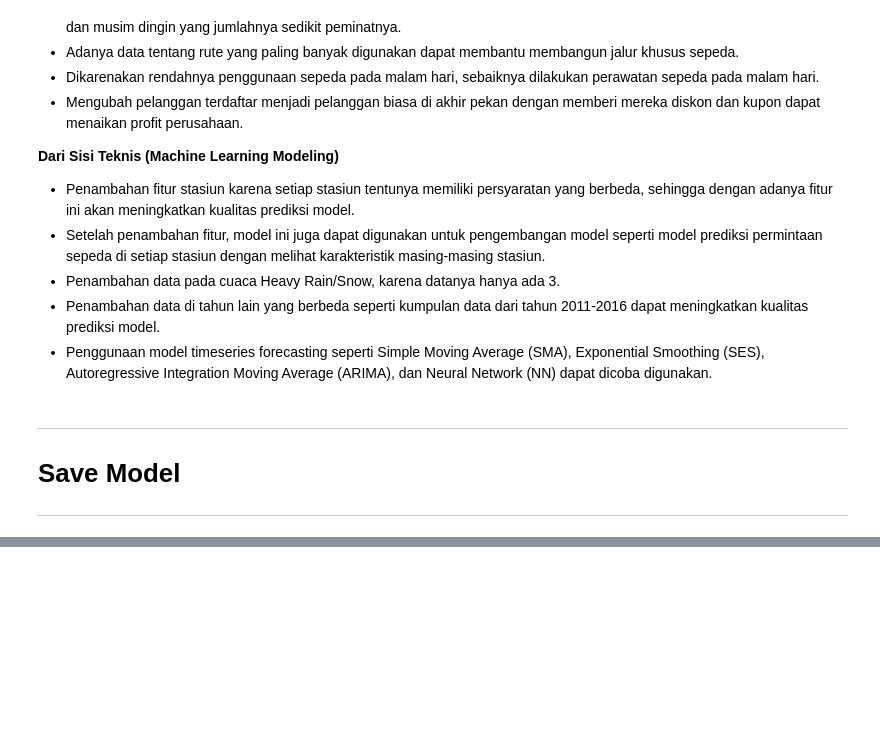
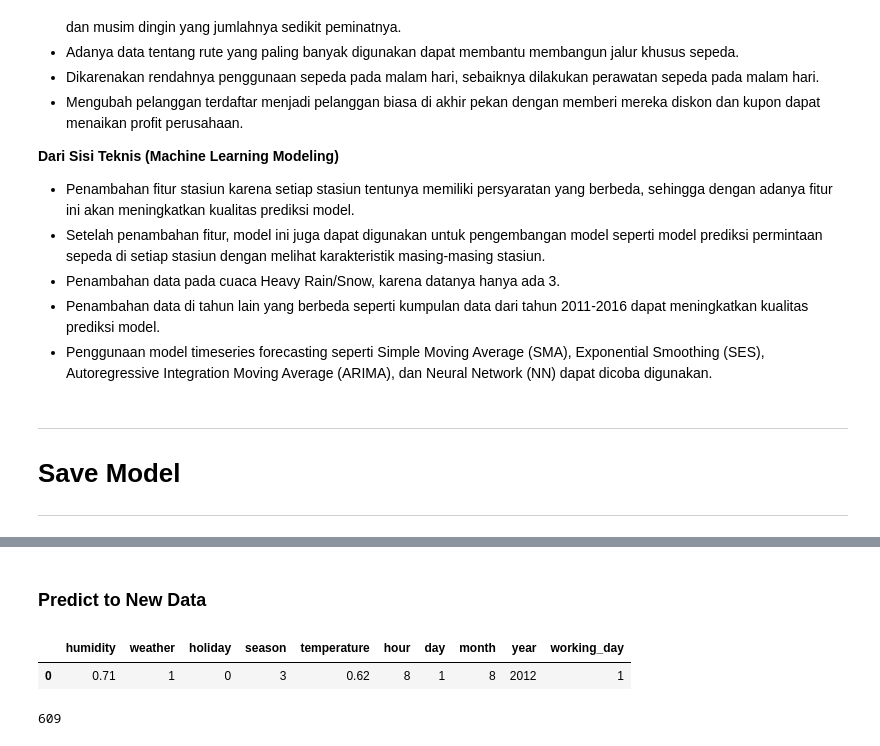
Before and after one commit to alistu28/BIKE-SHARING-DEMAND-PREDICTION, a Jupyter notebook: Final_Bike_Sharing.ipynb, the cells around one changed output, grey strips where cells are left out. Saved outputs shown, nothing was run; the diff lists cells and outputs as text; code cells hidden in the pictures; blank space fills up the shorter version.

```diff
--- a/Final_Bike_Sharing.ipynb
+++ b/Final_Bike_Sharing.ipynb
@@ -1184,0 +1207,25 @@ np.sqrt(mean_squared_error(y_test, loaded_model.predict(X_test)))
+# %% [markdown]
+### **Predict to New Data**
+# %%
+new_data = pd.DataFrame({
+    'humidity' : 0.71,
+    'weather' : 1,
+    'holiday' : 0,
+    'season' : 3,
+    'temperature' : 0.62,
+    'hour' : 8,
+    'day' : 1,
+    'month' : 8,
+    'year' : 2012,
+    'working_day' : 1
+}, index=[0])
+
+new_data
+# Predict Jumlah Sepeda -> Selasa, Agustus 2012 Jam 08.00
+# %% [output]
+|  | humidity | weather | holiday | season | temperature | hour | day | month | year | working_day |
+| 0 | 0.71 | 1 | 0 | 3 | 0.62 | 8 | 1 | 8 | 2012 | 1 |
+# %%
+round(loaded_model.predict(new_data)[0])
+# %% [output]
+609
```
Also changed, not shown: parts of 9 cells of this notebook, 1 other file.
